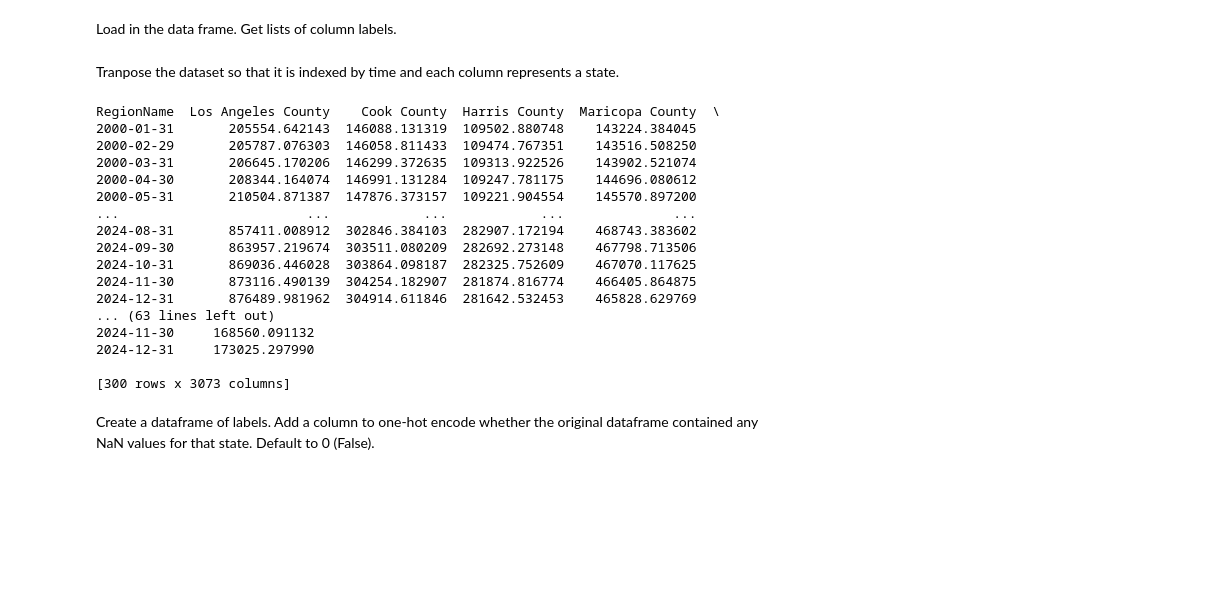
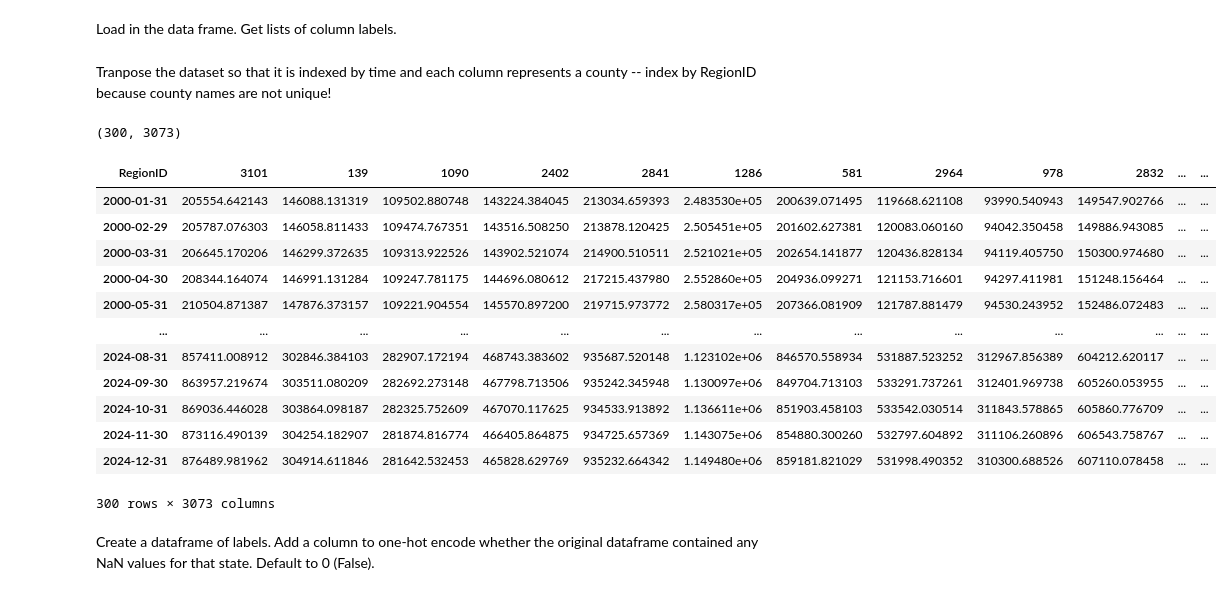
Before and after one commit to jpatrickb/vol3_housing_project, a Jupyter notebook: data_cleaning.ipynb, the cells around one changed output. Drawn from its saved outputs; the diff is of its cells as text; code cells hidden in the pictures; blank space fills up the shorter version.

Commit message:
fixed county data

```diff
--- a/data_cleaning.ipynb
+++ b/data_cleaning.ipynb
@@ -176,28 +138,28 @@ all_data = pd.read_csv("Data_Files/county_housing_zillow.csv")
 col_labels = all_data.columns.tolist()
 timestamps = col_labels[9:]
 # %% [markdown]
-Tranpose the dataset so that it is indexed by time and each column represents a state.
+Tranpose the dataset so that it is indexed by time and each column represents a county -- index by RegionID because county names are not unique!
 # %%
-price_by_county_series = pd.DataFrame(all_data[timestamps].values.T, columns=all_data['RegionName'], index=timestamps)
-print(price_by_county_series)
+price_by_county_series = pd.DataFrame(all_data[timestamps].values.T, columns=all_data['RegionID'], index=timestamps)
+print(price_by_county_series.shape)
 # %% [output]
-RegionName  Los Angeles County    Cook County  Harris County  Maricopa County  \
-2000-01-31       205554.642143  146088.131319  109502.880748    143224.384045
-2000-02-29       205787.076303  146058.811433  109474.767351    143516.508250
-2000-03-31       206645.170206  146299.372635  109313.922526    143902.521074
-2000-04-30       208344.164074  146991.131284  109247.781175    144696.080612
-2000-05-31       210504.871387  147876.373157  109221.904554    145570.897200
-...                        ...            ...            ...              ...
-2024-08-31       857411.008912  302846.384103  282907.172194    468743.383602
-2024-09-30       863957.219674  303511.080209  282692.273148    467798.713506
-2024-10-31       869036.446028  303864.098187  282325.752609    467070.117625
-2024-11-30       873116.490139  304254.182907  281874.816774    466405.864875
-2024-12-31       876489.981962  304914.611846  281642.532453    465828.629769
-... (63 lines left out)
-2024-11-30     168560.091132
-2024-12-31     173025.297990
-
-[300 rows x 3073 columns]
+(300, 3073)
+# %%
+price_by_county_series
+# %% [output]
+| RegionID | 3101 | 139 | 1090 | 2402 | 2841 | 1286 | 581 | 2964 | 978 | 2832 | ... | ... |
+| 2000-01-31 | 205554.642143 | 146088.131319 | 109502.880748 | 143224.384045 | 213034.659393 | 2.483530e+05 | 200639.071495 | 119668.621108 | 93990.540943 | 149547.902766 | ... | ... |
+| 2000-02-29 | 205787.076303 | 146058.811433 | 109474.767351 | 143516.508250 | 213878.120425 | 2.505451e+05 | 201602.627381 | 120083.060160 | 94042.350458 | 149886.943085 | ... | ... |
+| 2000-03-31 | 206645.170206 | 146299.372635 | 109313.922526 | 143902.521074 | 214900.510511 | 2.521021e+05 | 202654.141877 | 120436.828134 | 94119.405750 | 150300.974680 | ... | ... |
+| 2000-04-30 | 208344.164074 | 146991.131284 | 109247.781175 | 144696.080612 | 217215.437980 | 2.552860e+05 | 204936.099271 | 121153.716601 | 94297.411981 | 151248.156464 | ... | ... |
+| 2000-05-31 | 210504.871387 | 147876.373157 | 109221.904554 | 145570.897200 | 219715.973772 | 2.580317e+05 | 207366.081909 | 121787.881479 | 94530.243952 | 152486.072483 | ... | ... |
+| ... | ... | ... | ... | ... | ... | ... | ... | ... | ... | ... | ... | ... |
+| 2024-08-31 | 857411.008912 | 302846.384103 | 282907.172194 | 468743.383602 | 935687.520148 | 1.123102e+06 | 846570.558934 | 531887.523252 | 312967.856389 | 604212.620117 | ... | ... |
+| 2024-09-30 | 863957.219674 | 303511.080209 | 282692.273148 | 467798.713506 | 935242.345948 | 1.130097e+06 | 849704.713103 | 533291.737261 | 312401.969738 | 605260.053955 | ... | ... |
+| 2024-10-31 | 869036.446028 | 303864.098187 | 282325.752609 | 467070.117625 | 934533.913892 | 1.136611e+06 | 851903.458103 | 533542.030514 | 311843.578865 | 605860.776709 | ... | ... |
+| 2024-11-30 | 873116.490139 | 304254.182907 | 281874.816774 | 466405.864875 | 934725.657369 | 1.143075e+06 | 854880.300260 | 532797.604892 | 311106.260896 | 606543.758767 | ... | ... |
+| 2024-12-31 | 876489.981962 | 304914.611846 | 281642.532453 | 465828.629769 | 935232.664342 | 1.149480e+06 | 859181.821029 | 531998.490352 | 310300.688526 | 607110.078458 | ... | ... |
+300 rows × 3073 columns
 # %% [markdown]
 Create a dataframe of labels. Add a column to one-hot encode whether the original dataframe contained any NaN values for that state. Default to 0 (False).
 # %%
```
Also changed, not shown: parts of 5 cells of this notebook.
